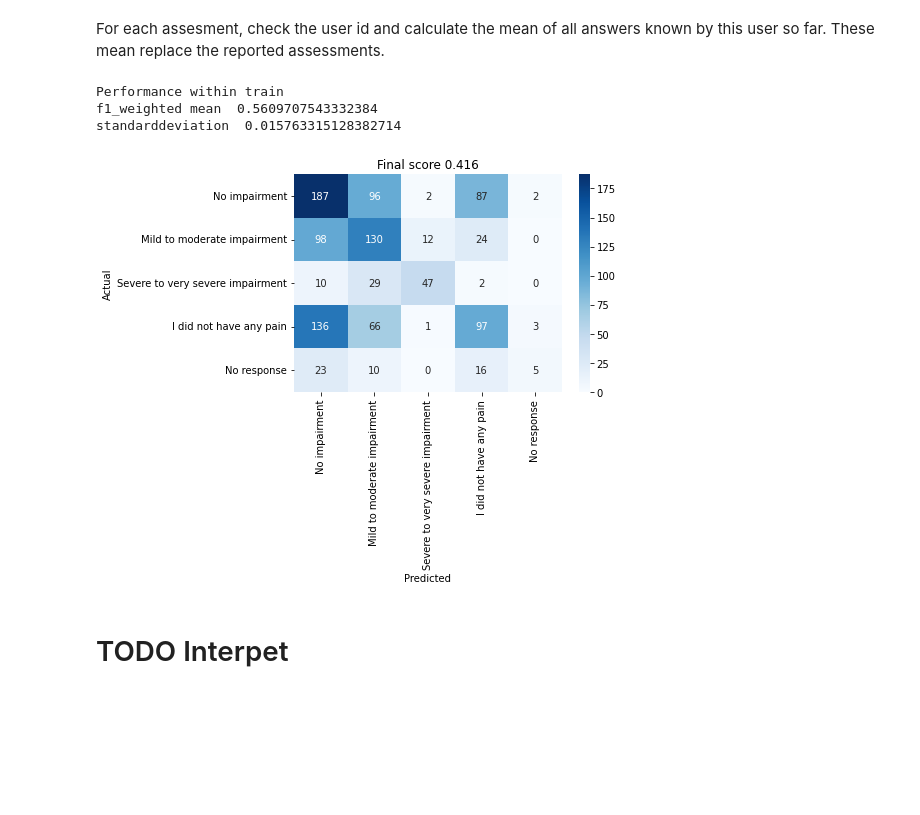
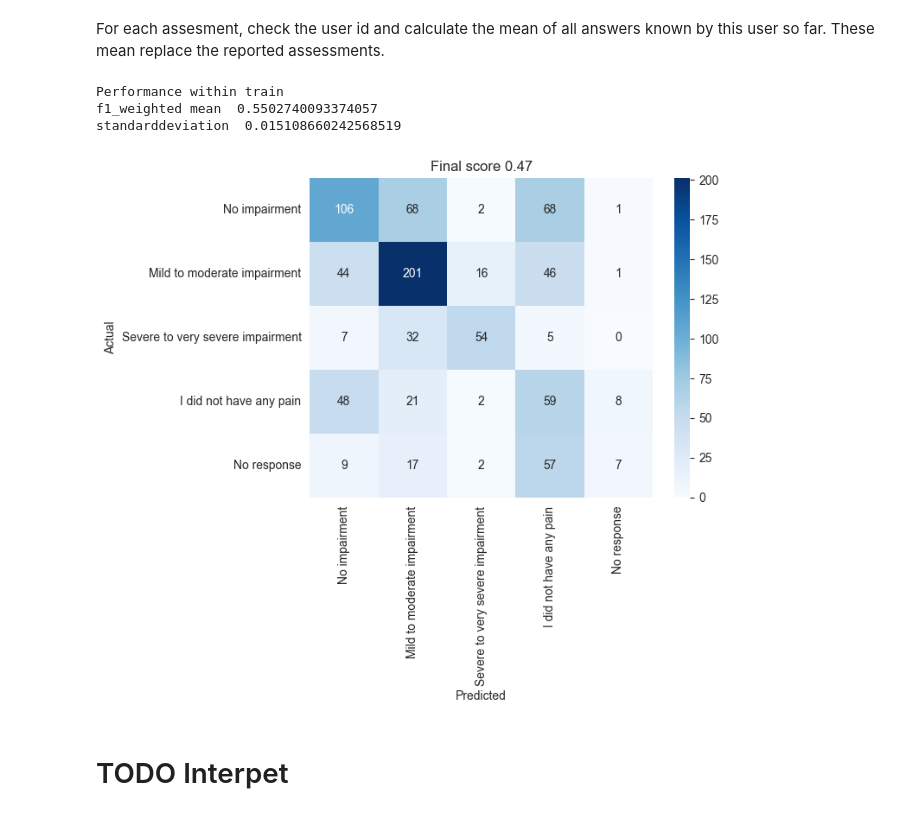
Before and after one commit to joa24jm/UsAs, a Jupyter notebook: src/d02_ml_pipelines/rki_heart.ipynb, the cells around one changed output. Drawn from its saved outputs; the diff is of its cells as text; code cells hidden in the pictures; blank space fills up the shorter version.

```diff
--- a/src/d02_ml_pipelines/rki_heart.ipynb
+++ b/src/d02_ml_pipelines/rki_heart.ipynb
@@ -78,6 +74,6 @@ seed = 2023
 # %%
 # first 80 % of users into train, second 20 % into test
-df_train, df_test = helpers.create_train_and_test_set(df, sort_users=False, seed=seed)
+df_train, df_test = helpers.create_train_and_test_set(df)
 # %%
 # define features and target
 features = process_rki_heart_dataset.get_features()
@@ -303,42 +302,42 @@ Making a precise differentiation with evenly sized time chunks, the model improv
 For each assesment, check the user id and calculate the mean of all answers known by this user so far. These mean replace the reported assessments.
 # %%
 # get original train and test users
-df_train, df_test = helpers.create_train_and_test_set(df, sort_users=False, seed=seed)
+df_train, df_test = helpers.create_train_and_test_set(df)
 
 # create a group column. Each group belongs to a dategroup. The first 20% of the train data belong to date_group_1, the next 20% belong to date_group_2, and so on.
 groups = np.sort(np.random.randint(low=1, high=5+1, size = df_train.shape[0]))
 
 # calculate grouped cumulative means for all assessments of all users
 df_train_avg_user = helpers.calc_cum_mean(df_train, features, user_id='user_id')
 df_test_avg_user = helpers.calc_cum_mean(df_test, features, user_id='user_id')
 
 # prepare data and model
 model, X_train, X_test, y_train, y_test, LE = helpers.prepare_and_instantiate(df_train_avg_user, df_test_avg_user, features, target, bins, LE, fit=False, cut=False)
 
 # train model
 cv = ShuffleSplit(n_splits=n_splits, test_size=test_size, random_state=random_state)
 scores = cross_val_score(model, X_train, y_train, cv=cv, scoring='f1_weighted', groups=groups)
 
 # validate model
 print('Performance within train')
 print('f1_weighted mean ', scores.mean())
 print('standarddeviation ', scores.std())
 
 # fit and calculate
 y_pred, f1_final = helpers.fit_and_calc_score(model, X_train, X_test, y_train, y_test, scores)
 
 # visualize confusion matrix
 helpers.visualize_confusion_matrix(y_test, y_pred, mapping, f1_final)
 
 # write to results dict
 approach = 'average_user'
 results_dic[approach]['f1'] = f1_final
 results_dic[approach]['std'] = scores.std()
 # %% [output]
 Performance within train
-f1_weighted mean  0.5609707543332384
-standarddeviation  0.015763315128382714
+f1_weighted mean  0.5502740093374057
+standarddeviation  0.015108660242568519
-[figure, old version]
+[figure, new version]
 # %% [markdown]
 # TODO Interpet
 # %% [markdown]
```
Also changed, not shown: parts of 9 cells of this notebook, 7 other files.
